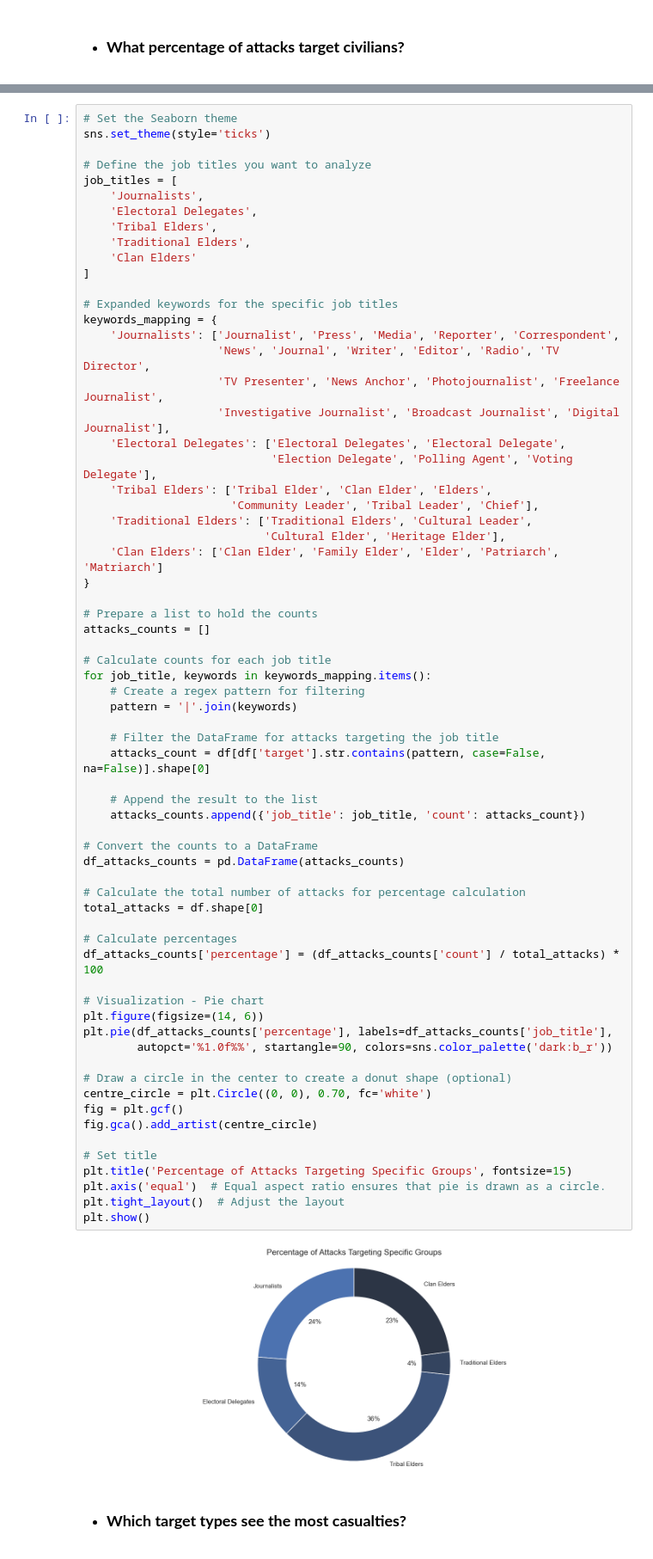
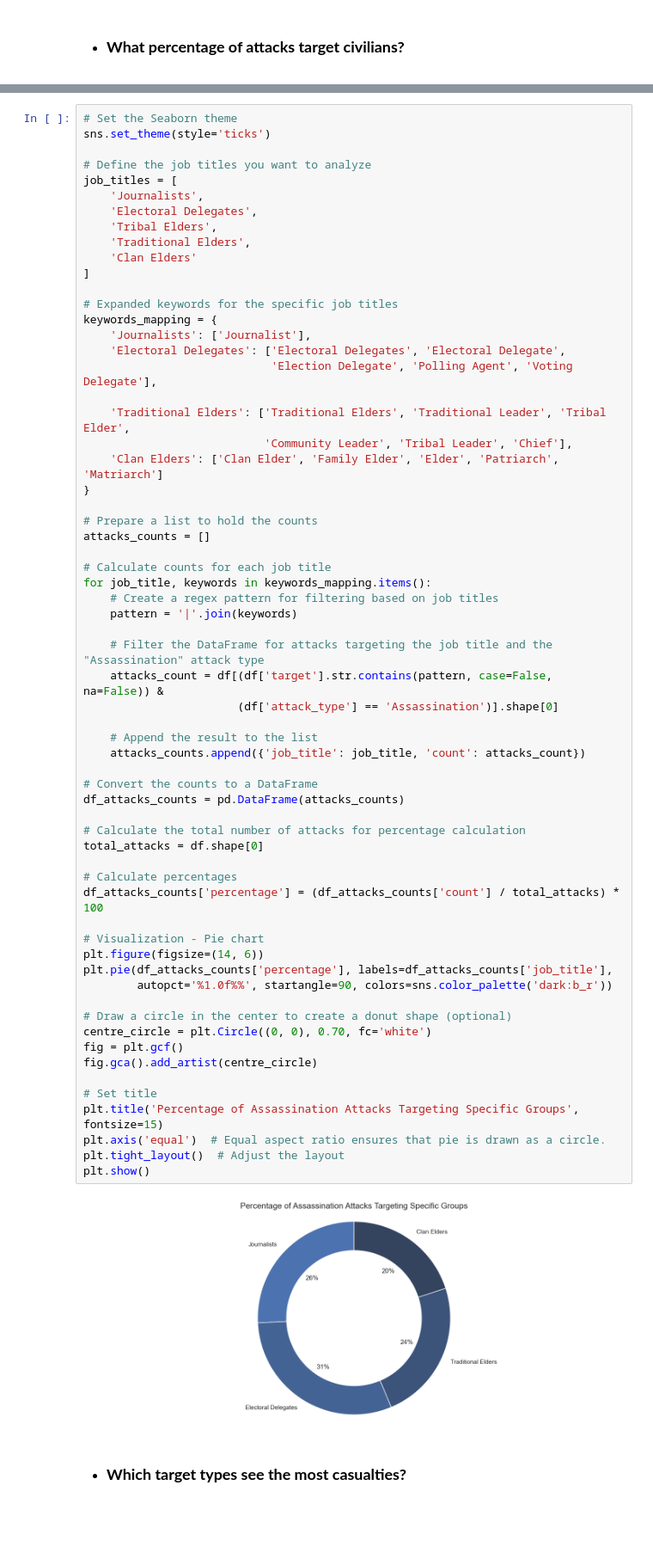
Before and after one commit to awcaliyare/terrorism_in_somalia, a Jupyter notebook: terrorism_in_somalia.ipynb, the cells around one changed output, grey strips where cells are left out. Shown at 86% size. Drawn from its saved outputs; the diff is of its cells as text; blank space fills up the shorter version.

```diff
--- a/terrorism_in_somalia.ipynb
+++ b/terrorism_in_somalia.ipynb
@@ -1010,16 +933,12 @@ job_titles = [
 
 # Expanded keywords for the specific job titles
 keywords_mapping = {
-    'Journalists': ['Journalist', 'Press', 'Media', 'Reporter', 'Correspondent',
-                    'News', 'Journal', 'Writer', 'Editor', 'Radio', 'TV Director',
-                    'TV Presenter', 'News Anchor', 'Photojournalist', 'Freelance Journalist',
-                    'Investigative Journalist', 'Broadcast Journalist', 'Digital Journalist'],
+    'Journalists': ['Journalist'],
     'Electoral Delegates': ['Electoral Delegates', 'Electoral Delegate',
                             'Election Delegate', 'Polling Agent', 'Voting Delegate'],
-    'Tribal Elders': ['Tribal Elder', 'Clan Elder', 'Elders',
-                      'Community Leader', 'Tribal Leader', 'Chief'],
-    'Traditional Elders': ['Traditional Elders', 'Cultural Leader',
-                           'Cultural Elder', 'Heritage Elder'],
+
+    'Traditional Elders': ['Traditional Elders', 'Traditional Leader', 'Tribal Elder',
+                           'Community Leader', 'Tribal Leader', 'Chief'],
     'Clan Elders': ['Clan Elder', 'Family Elder', 'Elder', 'Patriarch', 'Matriarch']
 }
 
@@ -1028,40 +947,41 @@ attacks_counts = []
 
 # Calculate counts for each job title
 for job_title, keywords in keywords_mapping.items():
-    # Create a regex pattern for filtering
+    # Create a regex pattern for filtering based on job titles
     pattern = '|'.join(keywords)
 
-    # Filter the DataFrame for attacks targeting the job title
-    attacks_count = df[df['target'].str.contains(pattern, case=False, na=False)].shape[0]
+    # Filter the DataFrame for attacks targeting the job title and the "Assassination" attack type
+    attacks_count = df[(df['target'].str.contains(pattern, case=False, na=False)) &
+                       (df['attack_type'] == 'Assassination')].shape[0]
 
     # Append the result to the list
     attacks_counts.append({'job_title': job_title, 'count': attacks_count})
 
 # Convert the counts to a DataFrame
 df_attacks_counts = pd.DataFrame(attacks_counts)
 
 # Calculate the total number of attacks for percentage calculation
 total_attacks = df.shape[0]
 
 # Calculate percentages
 df_attacks_counts['percentage'] = (df_attacks_counts['count'] / total_attacks) * 100
 
 # Visualization - Pie chart
 plt.figure(figsize=(14, 6))
 plt.pie(df_attacks_counts['percentage'], labels=df_attacks_counts['job_title'],
         autopct='%1.0f%%', startangle=90, colors=sns.color_palette('dark:b_r'))
 
 # Draw a circle in the center to create a donut shape (optional)
 centre_circle = plt.Circle((0, 0), 0.70, fc='white')
 fig = plt.gcf()
 fig.gca().add_artist(centre_circle)
 
 # Set title
-plt.title('Percentage of Attacks Targeting Specific Groups', fontsize=15)
+plt.title('Percentage of Assassination Attacks Targeting Specific Groups', fontsize=15)
 plt.axis('equal')  # Equal aspect ratio ensures that pie is drawn as a circle.
 plt.tight_layout()  # Adjust the layout
 plt.show()
 # %% [output]
-[figure, old version]
+[figure, new version]
 # %% [markdown]
 - ### **Which target types see the most casualties?**
```
Also changed, not shown: parts of 25 cells of this notebook, 5 other files.
